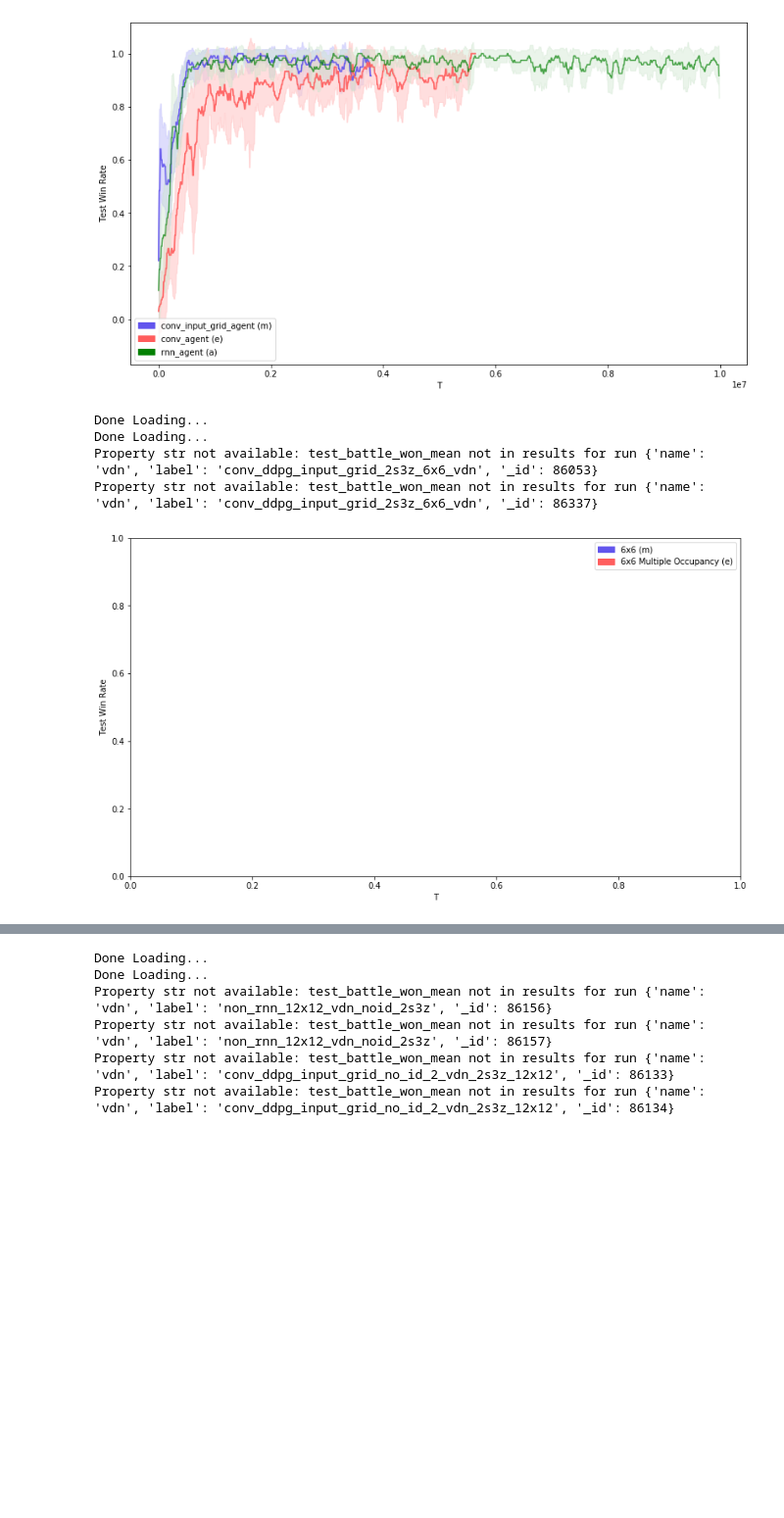
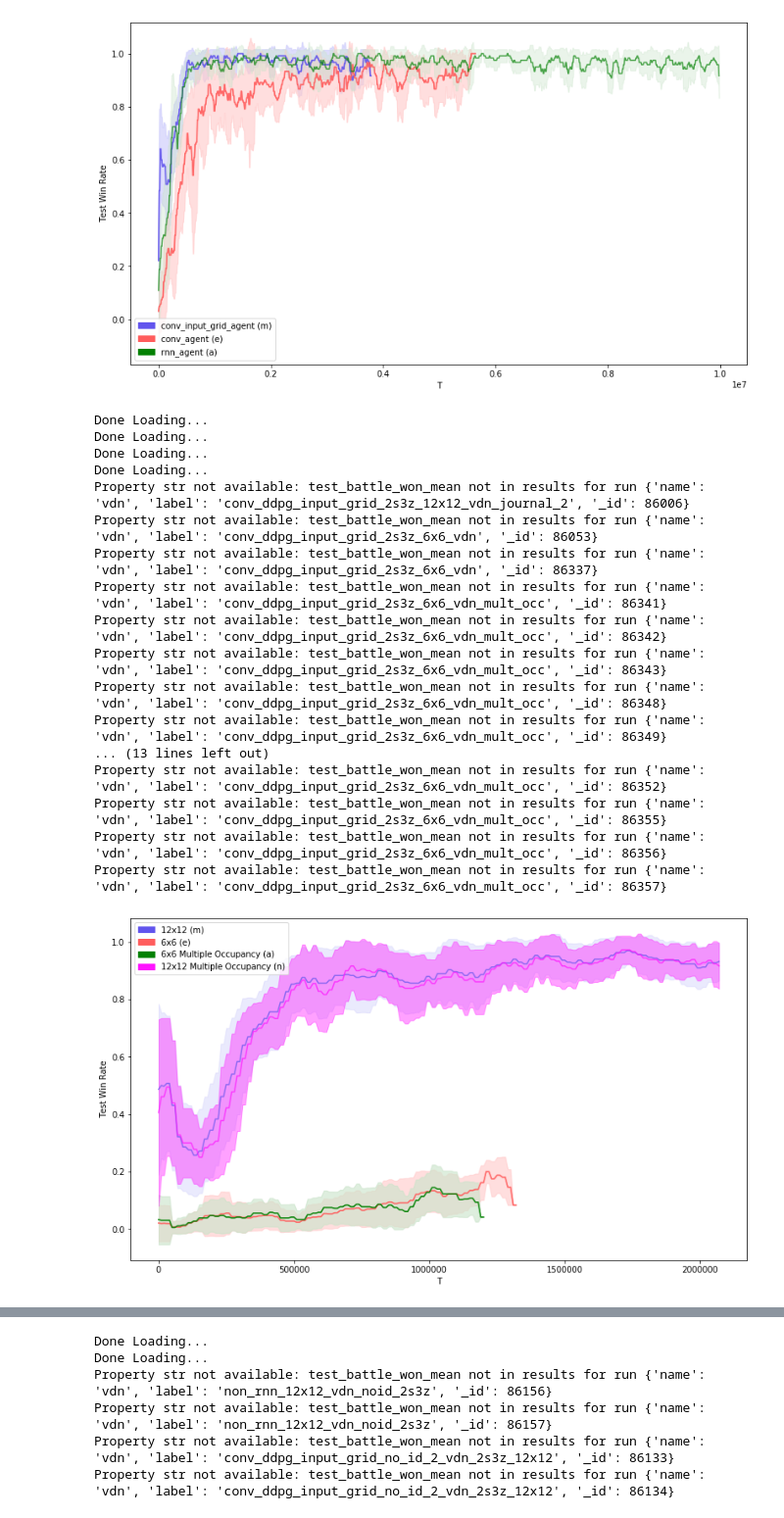
Before and after one commit to nicholasburden/pymarl, a Jupyter notebook: analysis/analysis2.ipynb, the cells around one changed output, grey strips where cells are left out. Shown at 98% size. Saved outputs shown, nothing was run; the diff lists cells and outputs as text; code cells hidden in the pictures; blank space fills up the shorter version.

```diff
--- a/analysis/analysis2.ipynb
+++ b/analysis/analysis2.ipynb
@@ -164,29 +164,45 @@ Run (ID 11, name {'name': 'qmix_journal', 'label': 'conv_ddpg_input_grid_2s3z_12
 # %%
 #2s3z 8x8, 12x12, 16x16, 24x24 vdn journal - needs doing
 
 data__conv_ddpg_input_grid_6 = mongo_central.get_name_label_names("", "conv_ddpg_input_grid_2s3z_6x6_vdn")
 data__conv_ddpg_input_grid_6_mult_occ = mongo_central.get_name_label_names("", "conv_ddpg_input_grid_2s3z_6x6_vdn_mult_occ")
-#data__conv_ddpg_input_grid_12 = mongo_central.get_name_label_names("", "conv_ddpg_input_grid_2s3z_12x12_vdn_journal")
+data__conv_ddpg_input_grid_12 = mongo_central.get_name_label_names("", "conv_ddpg_input_grid_2s3z_12x12_vdn_journal")
+data__conv_ddpg_input_grid_12_mult_occ = mongo_central.get_name_label_names("", "conv_ddpg_input_grid_2s3z_12x12_vdn_journal_mult_occ")
 #data__conv_ddpg_input_grid_18 = mongo_central.get_name_label_names("", "conv_ddpg_input_grid_2s3z_18x18_vdn")
 #data__conv_ddpg_input_grid_24 = mongo_central.get_name_label_names("", "conv_ddpg_input_grid_2s3z_24x24_vdn")
 bavg = bundle_average(mongo_central,
                       [#("24x24", data__conv_ddpg_input_grid_24, "test_battle_won_mean", "test_battle_won_mean_T"),
                        #("18x18", data__conv_ddpg_input_grid_18, "test_battle_won_mean", "test_battle_won_mean_T"),
-                       #("12x12", data__conv_ddpg_input_grid_12, "test_battle_won_mean", "test_battle_won_mean_T"),
+                       ("12x12", data__conv_ddpg_input_grid_12, "test_battle_won_mean", "test_battle_won_mean_T"),
                        ("6x6", data__conv_ddpg_input_grid_6, "test_battle_won_mean", "test_battle_won_mean_T"),
                        ("6x6 Multiple Occupancy", data__conv_ddpg_input_grid_6_mult_occ, "test_battle_won_mean", "test_battle_won_mean_T"),
+                       ("12x12 Multiple Occupancy", data__conv_ddpg_input_grid_12_mult_occ, "test_battle_won_mean", "test_battle_won_mean_T"),
+
                       ],
                       no_fails=True,
                       window=100000)
 
 a = plot_bundle_avgs(bavg,
                      figsize=(15,8))
 # %% [output]
 Done Loading...
 Done Loading...
+Done Loading...
+Done Loading...
+Property str not available: test_battle_won_mean not in results for run {'name': 'vdn', 'label': 'conv_ddpg_input_grid_2s3z_12x12_vdn_journal_2', '_id': 86006}
 Property str not available: test_battle_won_mean not in results for run {'name': 'vdn', 'label': 'conv_ddpg_input_grid_2s3z_6x6_vdn', '_id': 86053}
 Property str not available: test_battle_won_mean not in results for run {'name': 'vdn', 'label': 'conv_ddpg_input_grid_2s3z_6x6_vdn', '_id': 86337}
+Property str not available: test_battle_won_mean not in results for run {'name': 'vdn', 'label': 'conv_ddpg_input_grid_2s3z_6x6_vdn_mult_occ', '_id': 86341}
+Property str not available: test_battle_won_mean not in results for run {'name': 'vdn', 'label': 'conv_ddpg_input_grid_2s3z_6x6_vdn_mult_occ', '_id': 86342}
+Property str not available: test_battle_won_mean not in results for run {'name': 'vdn', 'label': 'conv_ddpg_input_grid_2s3z_6x6_vdn_mult_occ', '_id': 86343}
+Property str not available: test_battle_won_mean not in results for run {'name': 'vdn', 'label': 'conv_ddpg_input_grid_2s3z_6x6_vdn_mult_occ', '_id': 86348}
+Property str not available: test_battle_won_mean not in results for run {'name': 'vdn', 'label': 'conv_ddpg_input_grid_2s3z_6x6_vdn_mult_occ', '_id': 86349}
+... (13 lines left out)
+Property str not available: test_battle_won_mean not in results for run {'name': 'vdn', 'label': 'conv_ddpg_input_grid_2s3z_6x6_vdn_mult_occ', '_id': 86352}
+Property str not available: test_battle_won_mean not in results for run {'name': 'vdn', 'label': 'conv_ddpg_input_grid_2s3z_6x6_vdn_mult_occ', '_id': 86355}
+Property str not available: test_battle_won_mean not in results for run {'name': 'vdn', 'label': 'conv_ddpg_input_grid_2s3z_6x6_vdn_mult_occ', '_id': 86356}
+Property str not available: test_battle_won_mean not in results for run {'name': 'vdn', 'label': 'conv_ddpg_input_grid_2s3z_6x6_vdn_mult_occ', '_id': 86357}
-[figure, old version]
+[figure, new version]
 # %%
 #with ID vs no ID, 12x12 VDN - needs doing
 
```
Also changed, not shown: parts of 3 cells of this notebook, 1 other file.
